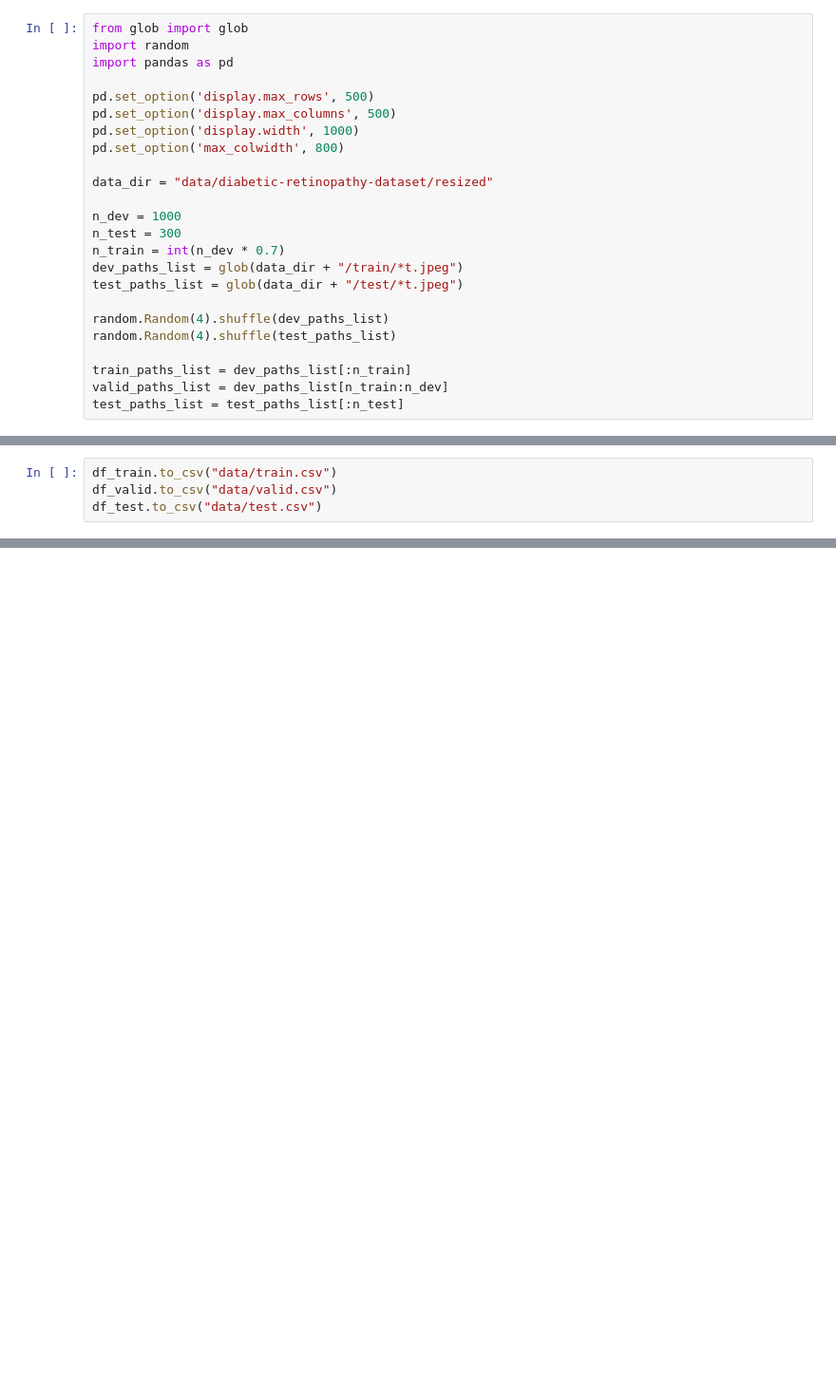
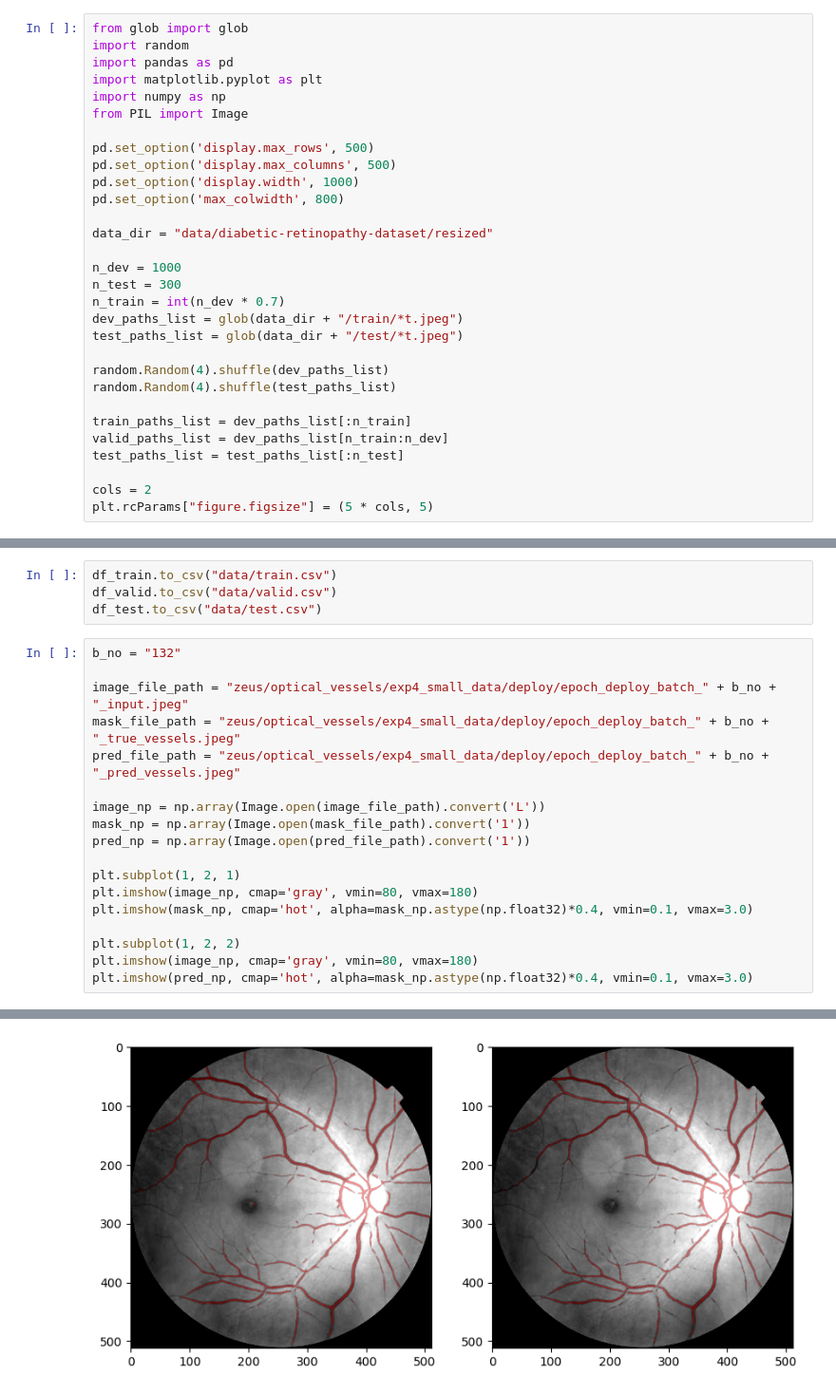
Before and after one commit to usadiqgriffin/optical_vessels, a Jupyter notebook: data_prep.ipynb, the cells around one changed output, grey strips where cells are left out. Shown: that part at 95% size. Saved outputs shown, nothing was run; the diff lists cells and outputs as text; blank space fills up the shorter version.

```diff
--- a/data_prep.ipynb
+++ b/data_prep.ipynb
@@ -2,6 +2,9 @@
 from glob import glob
 import random
 import pandas as pd
+import matplotlib.pyplot as plt
+import numpy as np
+from PIL import Image
 
 pd.set_option('display.max_rows', 500)
 pd.set_option('display.max_columns', 500)
@@ -22,6 +25,9 @@ random.Random(4).shuffle(test_paths_list)
 train_paths_list = dev_paths_list[:n_train]
 valid_paths_list = dev_paths_list[n_train:n_dev]
 test_paths_list = test_paths_list[:n_test]
+
+cols = 2
+plt.rcParams["figure.figsize"] = (5 * cols, 5)
 # %%
 print(f"Data sizes, Train:{len(train_paths_list)}, Valid:{len(valid_paths_list)}, Test:{len(test_paths_list)}")
 # %% [output]
@@ -63,3 +69,22 @@ display(df_train[:5])
 df_train.to_csv("data/train.csv")
 df_valid.to_csv("data/valid.csv")
 df_test.to_csv("data/test.csv")
+# %%
+b_no = "132"
+
+image_file_path = "zeus/optical_vessels/exp4_small_data/deploy/epoch_deploy_batch_" + b_no + "_input.jpeg"
+mask_file_path = "zeus/optical_vessels/exp4_small_data/deploy/epoch_deploy_batch_" + b_no + "_true_vessels.jpeg"
+pred_file_path = "zeus/optical_vessels/exp4_small_data/deploy/epoch_deploy_batch_" + b_no + "_pred_vessels.jpeg"
+
+image_np = np.array(Image.open(image_file_path).convert('L'))
+mask_np = np.array(Image.open(mask_file_path).convert('1'))
+pred_np = np.array(Image.open(pred_file_path).convert('1'))
+
+plt.subplot(1, 2, 1)
+plt.imshow(image_np, cmap='gray', vmin=80, vmax=180)
+plt.imshow(mask_np, cmap='hot', alpha=mask_np.astype(np.float32)*0.4, vmin=0.1, vmax=3.0)
+
+plt.subplot(1, 2, 2)
+plt.imshow(image_np, cmap='gray', vmin=80, vmax=180)
+plt.imshow(pred_np, cmap='hot', alpha=mask_np.astype(np.float32)*0.4, vmin=0.1, vmax=3.0)
+# %% [output]
@@ -65,0 +92 @@ df_test.to_csv("data/test.csv")
+[figure, added]
```
Also changed, not shown: parts of 2 cells of this notebook, 1 other file.
